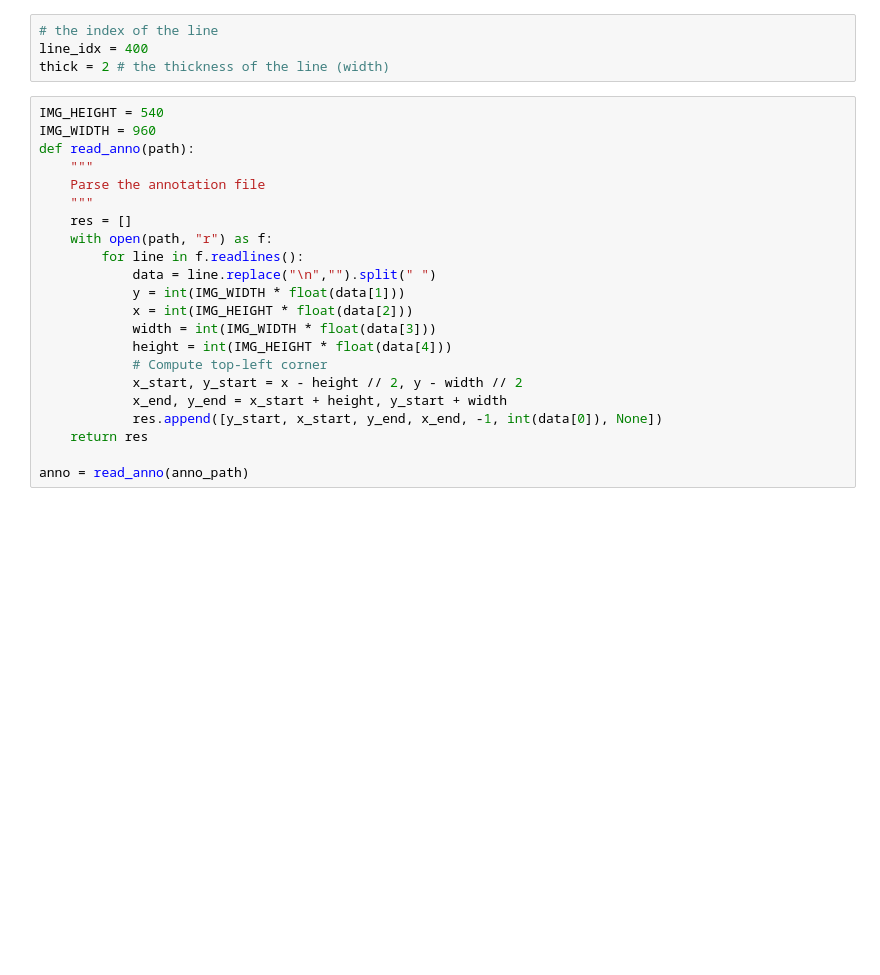
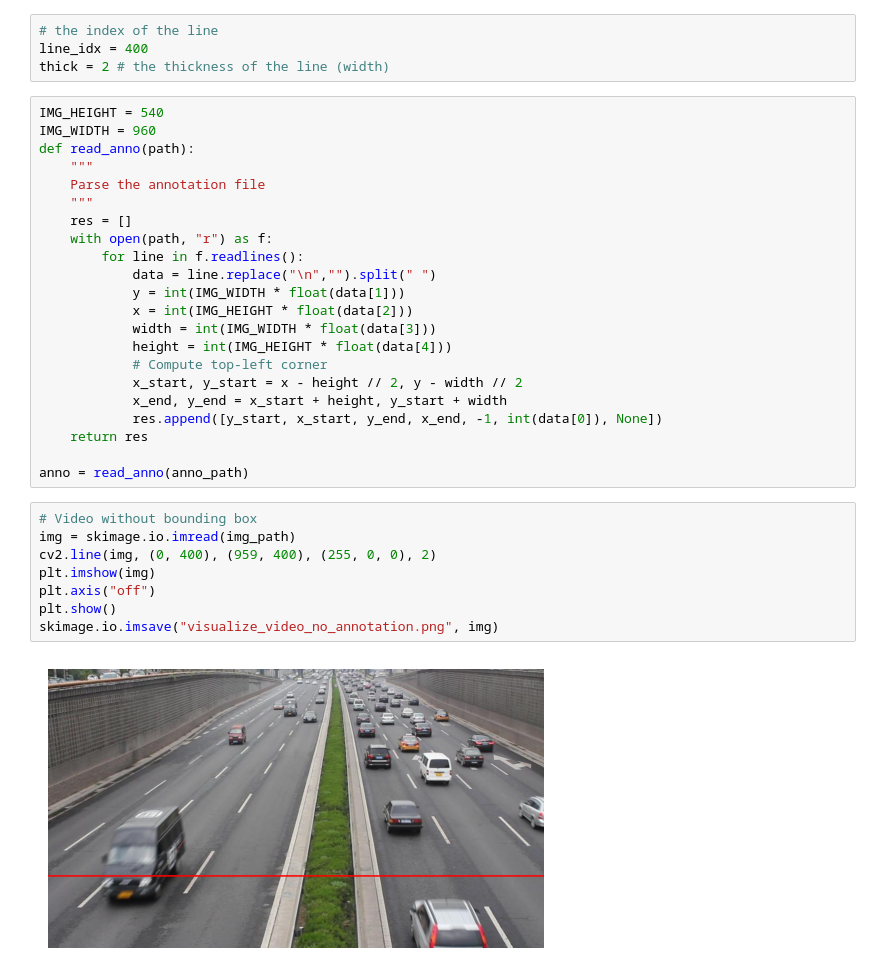
Before and after one commit to Beilong-Tang/scanline_object_detection, a Jupyter notebook: demo/visualize_data/visualize_data.ipynb, the cells around one changed output. Cells and saved outputs as stored; diff of their text form; blank space fills up the shorter version.

```diff
--- a/demo/visualize_data/visualize_data.ipynb
+++ b/demo/visualize_data/visualize_data.ipynb
@@ -37,4 +37,14 @@ def read_anno(path):
     return res
 
 anno = read_anno(anno_path)
+# %%
+# Video without bounding box
+img = skimage.io.imread(img_path)
+cv2.line(img, (0, 400), (959, 400), (255, 0, 0), 2)
+plt.imshow(img)
+plt.axis("off")
+plt.show()
+skimage.io.imsave("visualize_video_no_annotation.png", img)
+# %% [output]
+[figure, added]
 # %%
```
Also changed, not shown: parts of 2 cells of this notebook, 1 other file.
